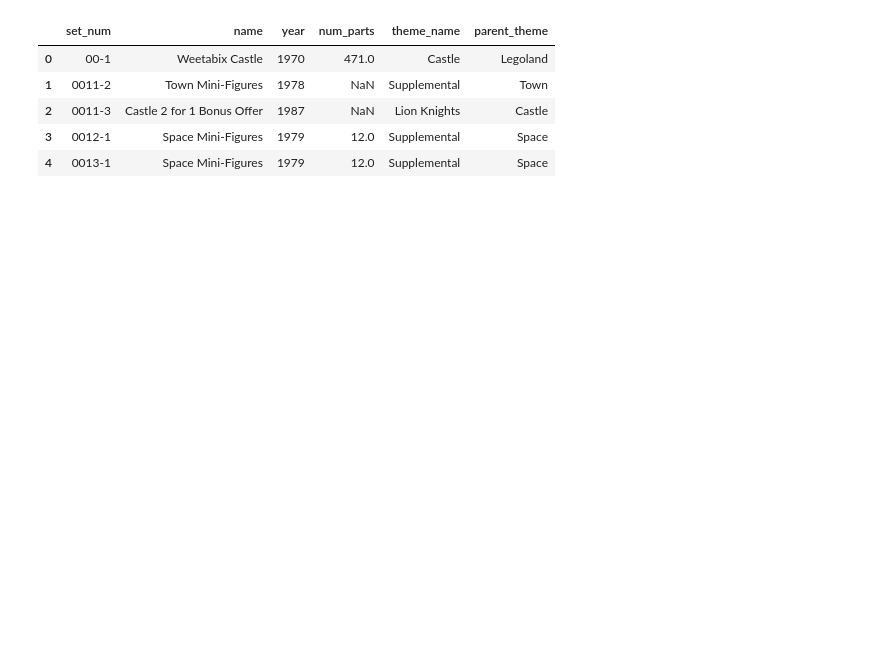
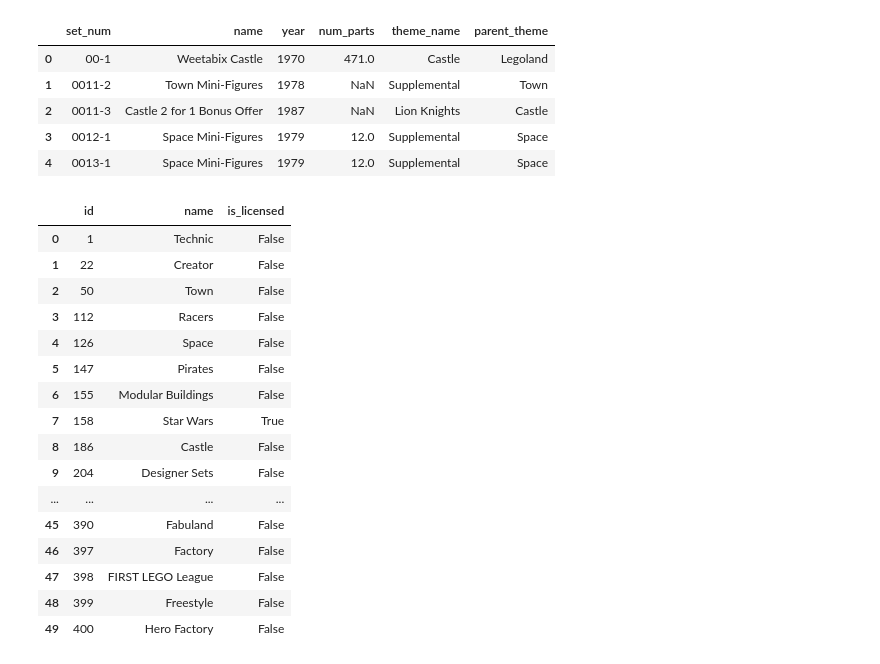
Before and after one commit to dilaraesmer/Exploratory_Data_Analysis_Project, a Jupyter notebook: real_world_data_analysis.ipynb, the cells around one changed output. Drawn from its saved outputs; the diff is of its cells as text; code cells hidden in the pictures; blank space fills up the shorter version.

```diff
--- a/real_world_data_analysis.ipynb
+++ b/real_world_data_analysis.ipynb
@@ -3,7 +3,8 @@
 # %%
 import pandas as pd
 
-df = pd.read_csv('lego_sets.csv')
+df = pd.read_csv('https://raw.githubusercontent.com/KeithGalli/lego-analysis/master/datasets/lego_sets.csv')
+theme = pd.read_csv('https://raw.githubusercontent.com/KeithGalli/lego-analysis/master/datasets/parent_themes.csv')
 
 df.head()
 # %% [output]
@@ -13,3 +14,23 @@ df.head()
 | 2 | 0011-3 | Castle 2 for 1 Bonus Offer | 1987 | NaN | Lion Knights | Castle |
 | 3 | 0012-1 | Space Mini-Figures | 1979 | 12.0 | Supplemental | Space |
 | 4 | 0013-1 | Space Mini-Figures | 1979 | 12.0 | Supplemental | Space |
+# %%
+theme.head(50)
+# %% [output]
+|  | id | name | is_licensed |
+| 0 | 1 | Technic | False |
+| 1 | 22 | Creator | False |
+| 2 | 50 | Town | False |
+| 3 | 112 | Racers | False |
+| 4 | 126 | Space | False |
+| 5 | 147 | Pirates | False |
+| 6 | 155 | Modular Buildings | False |
+| 7 | 158 | Star Wars | True |
+| 8 | 186 | Castle | False |
+| 9 | 204 | Designer Sets | False |
+| ... | ... | ... | ... |
+| 45 | 390 | Fabuland | False |
+| 46 | 397 | Factory | False |
+| 47 | 398 | FIRST LEGO League | False |
+| 48 | 399 | Freestyle | False |
+| 49 | 400 | Hero Factory | False |
```
Also changed, not shown: parts of 2 cells of this notebook.
